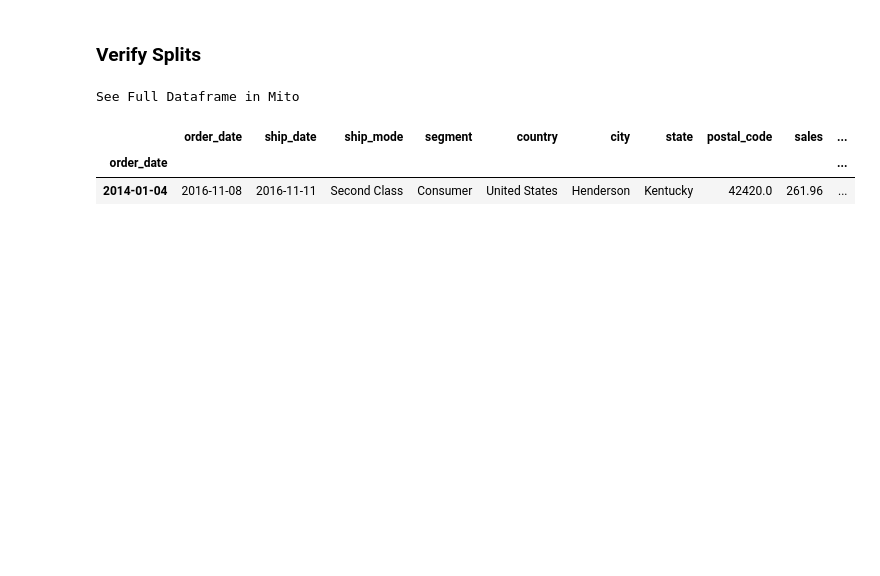
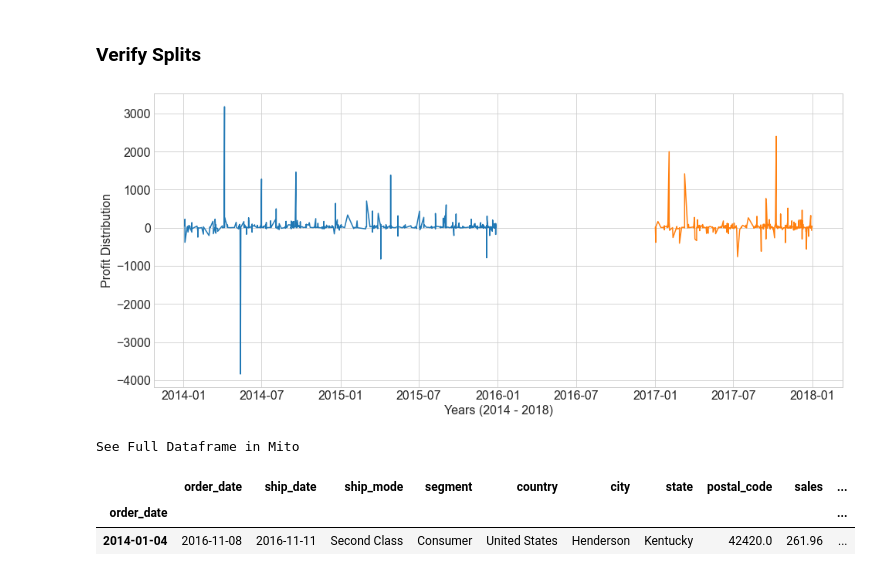
Before and after one commit to superstore-stephen-jesse/superstor-time-series-project, a Jupyter notebook: explore_stephen.ipynb, the cells around one changed output. Drawn from its saved outputs; the diff is of its cells as text; code cells hidden in the pictures; blank space fills up the shorter version.

```diff
--- a/explore_stephen.ipynb
+++ b/explore_stephen.ipynb
@@ -191,5 +186,14 @@ test = df.loc['2017']
 # %% [markdown]
 ### Verify Splits
+# %%
+plt.plot(train.index, train.profit)
+# plt.plot(validate.index, train.profit)
+plt.plot(test.index, test.profit)
+plt.xlabel('Years (2014 - 2018)')
+plt.ylabel('Profit Distribution')
+plt.show()
+# %% [output]
+[figure, added]
 # %%
 train.head(1)
 # %% [output]
```
Also changed, not shown: parts of 34 cells of this notebook.
